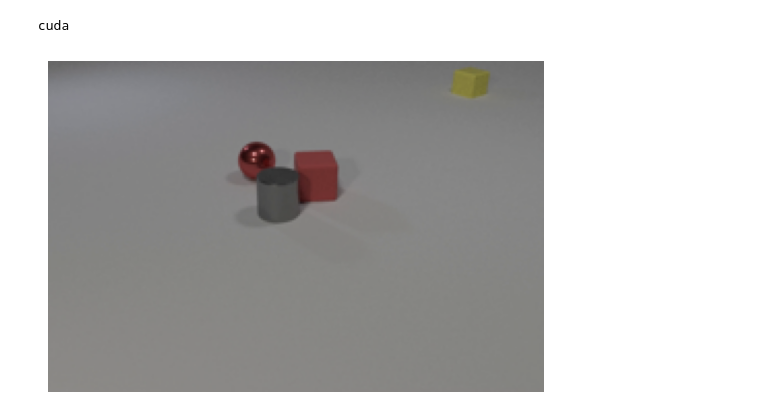
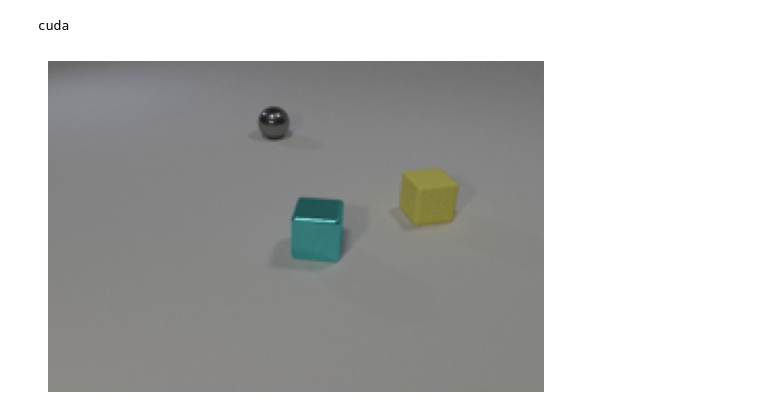
Before and after one commit to suryadheeshjith/SSL, a Jupyter notebook: MCJepa.ipynb, the cells around one changed output. Saved outputs shown, nothing was run; the diff lists cells and outputs as text; code cells hidden in the pictures.

```diff
--- a/MCJepa.ipynb
+++ b/MCJepa.ipynb
@@ -100,15 +108,15 @@ train_dataloader = DataLoader(unlabeled_data, batch_size=2, shuffle=True, collat
 # %%
 from matplotlib import pyplot as plt
 plt.rcParams['figure.dpi'] = 100 # change dpi to make plots bigger
 
 def show_normalized_image(img, title=None):
     plt.imshow(unnormalize(img).detach().cpu().permute(1, 2, 0).numpy())
     plt.title(title)
     plt.axis('off')
 
-show_normalized_image(unlabeled_data[10][0])
+show_normalized_image(unlabeled_data[10][0][0])
 # %% [output]
-[figure, old version]
+[figure, new version]
 # %%
 def warp(x, flo):
     """
```
Also changed, not shown: parts of 6 cells of this notebook.
